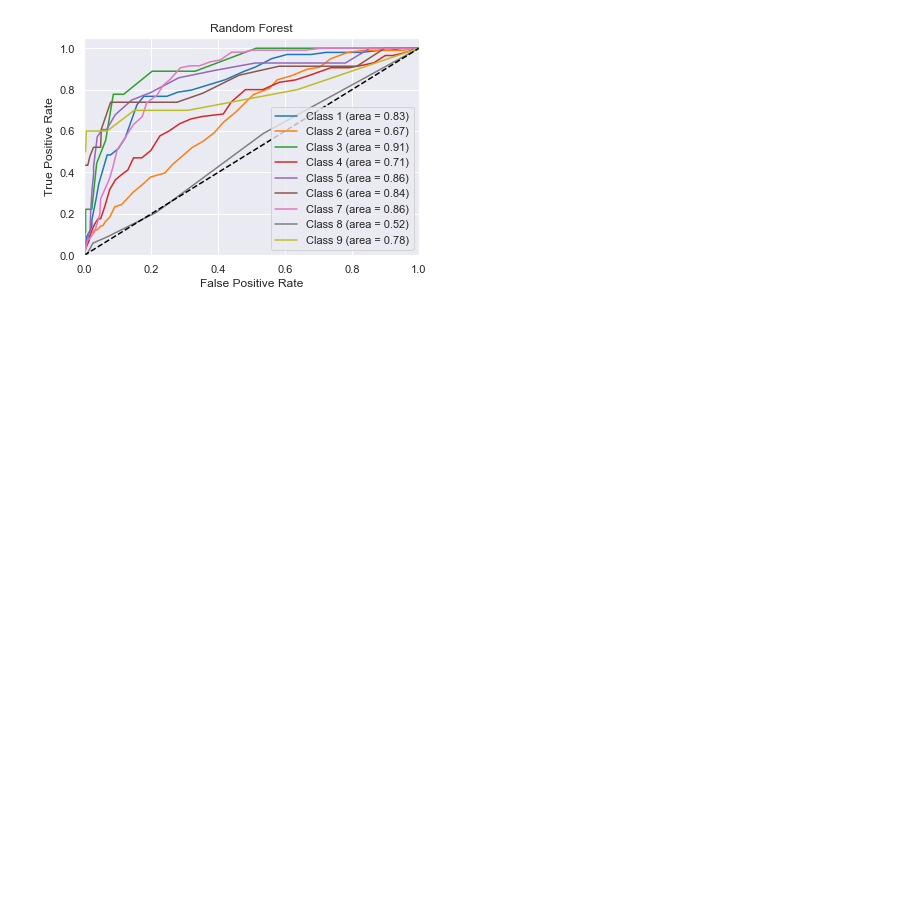
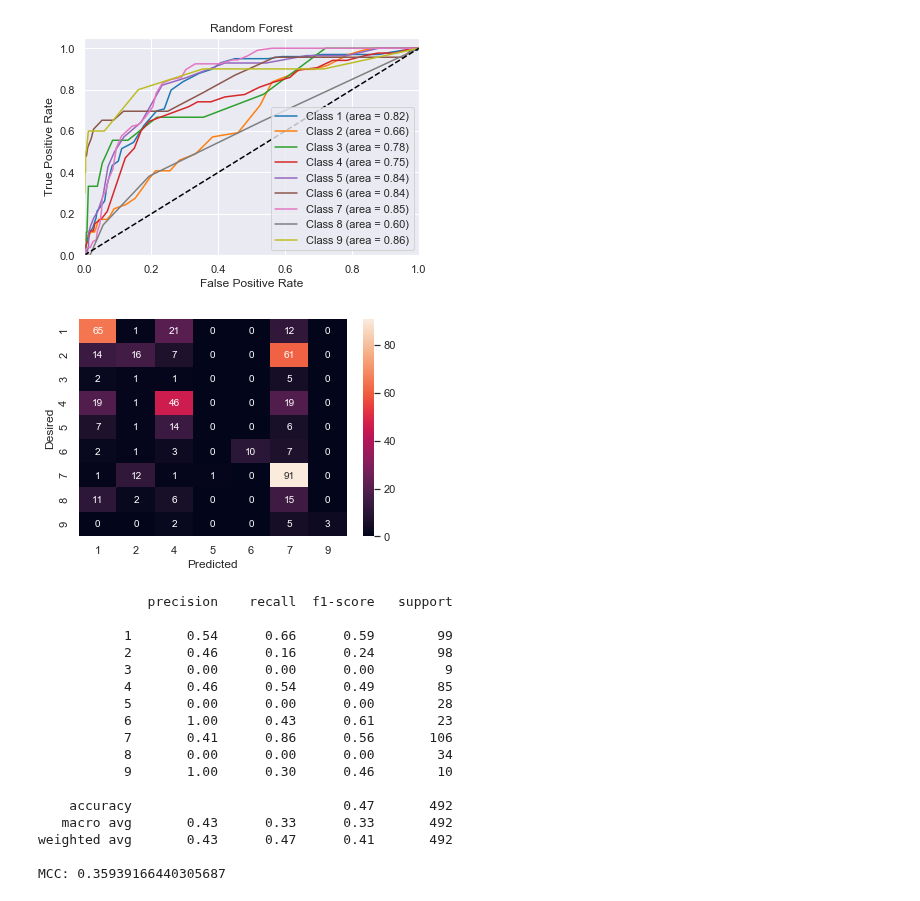
Before and after one commit to kfchou/PersonalizedMedicine, a Jupyter notebook: Classic ML Doc2Vec.ipynb, the cells around one changed output. Drawn from its saved outputs; the diff is of its cells as text; code cells hidden in the pictures; blank space fills up the shorter version.

Commit message:
confusion matrix figures

```diff
--- a/Classic ML Doc2Vec.ipynb
+++ b/Classic ML Doc2Vec.ipynb
@@ -81,6 +82,21 @@ def plot_roc(y_true,y_pred,title='ROC title'):
     plt.show()
 
     return roc_auc
+# %%
+def plot_confusion_matrix(y_true,y_pred_proba):
+    # decode
+    y_pred_k1 = y_pred_proba.argmax(axis=-1)
+    y_pred = label_encoder.inverse_transform(y_pred_k1)
+
+    # build confusion matrix
+    confusion = pd.crosstab(pd.Series(y_true),pd.Series(y_pred),margins = False)
+    sns.heatmap(confusion,annot=True)
+    plt.xlabel('Predicted')
+    plt.ylabel('Desired')
+    plt.show()
+
+    print(classification_report(y_true,y_pred))
+    print('MCC:', matthews_corrcoef(y_true,y_pred))
 # %%
 # logistic regression
 model = LogisticRegression()
@@ -107,12 +161,31 @@ Please also refer to the documentation for alternative solver options:
 # %%
 # model built on training data and evaluated on test data
 # RFC
 model = RandomForestClassifier()
 model.fit(X_train_array,y_train)
 y_pred = model.predict_proba(X_test_array)
 auc_logit = plot_roc(y_true_oh, y_pred,'Random Forest')
+plot_confusion_matrix(y_true,y_pred)
 # %% [output]
-[figure, old version]
+[figure, new version]
+[figure, added]
+              precision    recall  f1-score   support
+
+           1       0.54      0.66      0.59        99
+           2       0.46      0.16      0.24        98
+           3       0.00      0.00      0.00         9
+           4       0.46      0.54      0.49        85
+           5       0.00      0.00      0.00        28
+           6       1.00      0.43      0.61        23
+           7       0.41      0.86      0.56       106
+           8       0.00      0.00      0.00        34
+           9       1.00      0.30      0.46        10
+
+    accuracy                           0.47       492
+   macro avg       0.43      0.33      0.33       492
+weighted avg       0.43      0.47      0.41       492
+
+MCC: 0.35939166440305687
 # %%
 # model built on training data w/ k-fold cross validation, evaluated on training data
 y_pred = cross_val_predict(model, X_train_array, y_train, cv=StratifiedKFold(random_state=8),
```
Also changed, not shown: parts of 5 cells of this notebook, 9 other files.
